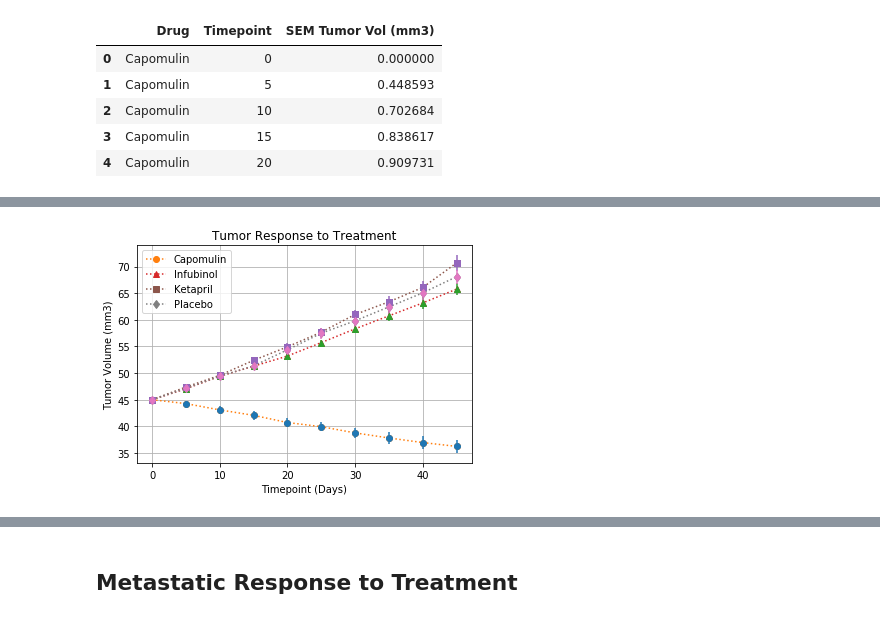
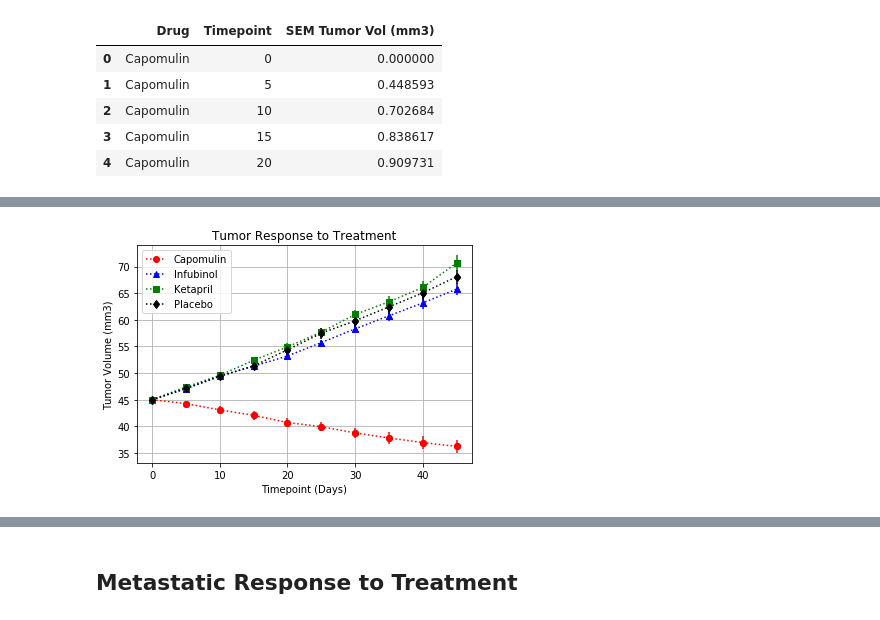
Before and after one commit to rfukamachi/data-homework, a Jupyter notebook: 05_MatPlotLib_Homework/pymaceuticals_starter.ipynb, the cells around one changed output, grey strips where cells are left out. Saved outputs shown, nothing was run; the diff lists cells and outputs as text; code cells hidden in the pictures.

Commit message:
Completed 2nd chart

```diff
--- a/05_MatPlotLib_Homework/pymaceuticals_starter.ipynb
+++ b/05_MatPlotLib_Homework/pymaceuticals_starter.ipynb
@@ -110,34 +110,34 @@ x_axis
 #     ax.errorbar(x_axis, means, standard_errors, fmt = 'd')
 #     ax.plot(x_axis, AvgTumorVolPivot[x], label = x)
 
 
 
 DrugList = pd.DataFrame({
     'Drug': ['Capomulin', 'Infubinol', 'Ketapril', 'Placebo'],
-    'fmt': ['o', '^', 's', 'd']
+    'fmt': ['o', '^', 's', 'd'],
     'color': ['red', 'blue', 'green', 'black']
 })
 # DrugList
 
 for index, row in DrugList.iterrows():
     means = AvgTumorVolPivot[row['Drug']]
     standard_errors = SEMDrugTimePivot[row['Drug']]
-    ax.errorbar(x_axis, means, standard_errors, fmt = row['fmt'])
-    ax.plot(x_axis, AvgTumorVolPivot[row['Drug']], row['fmt'] + ':', label = row['Drug'])
+    ax.errorbar(x_axis, means, standard_errors, fmt = row['fmt'], color = row['color'])
+    ax.plot(x_axis, AvgTumorVolPivot[row['Drug']], row['fmt'] + ':', color = row['color'], label = row['Drug'])
 
 
 
 ax.set_xlabel("Timepoint (Days)")
 ax.set_ylabel("Tumor Volume (mm3)")
 ax.set_title("Tumor Response to Treatment")
 plt.legend(loc = "upper left", fancybox = True)
 plt.grid()
 
 
 # Save the Figure
 TumorRespToTxChart = fig
 
 # Show the Figure
 TumorRespToTxChart.show()
 # %% [output]
-[figure, old version]
+[figure, new version]
```
Also changed, not shown: parts of 15 cells of this notebook.
